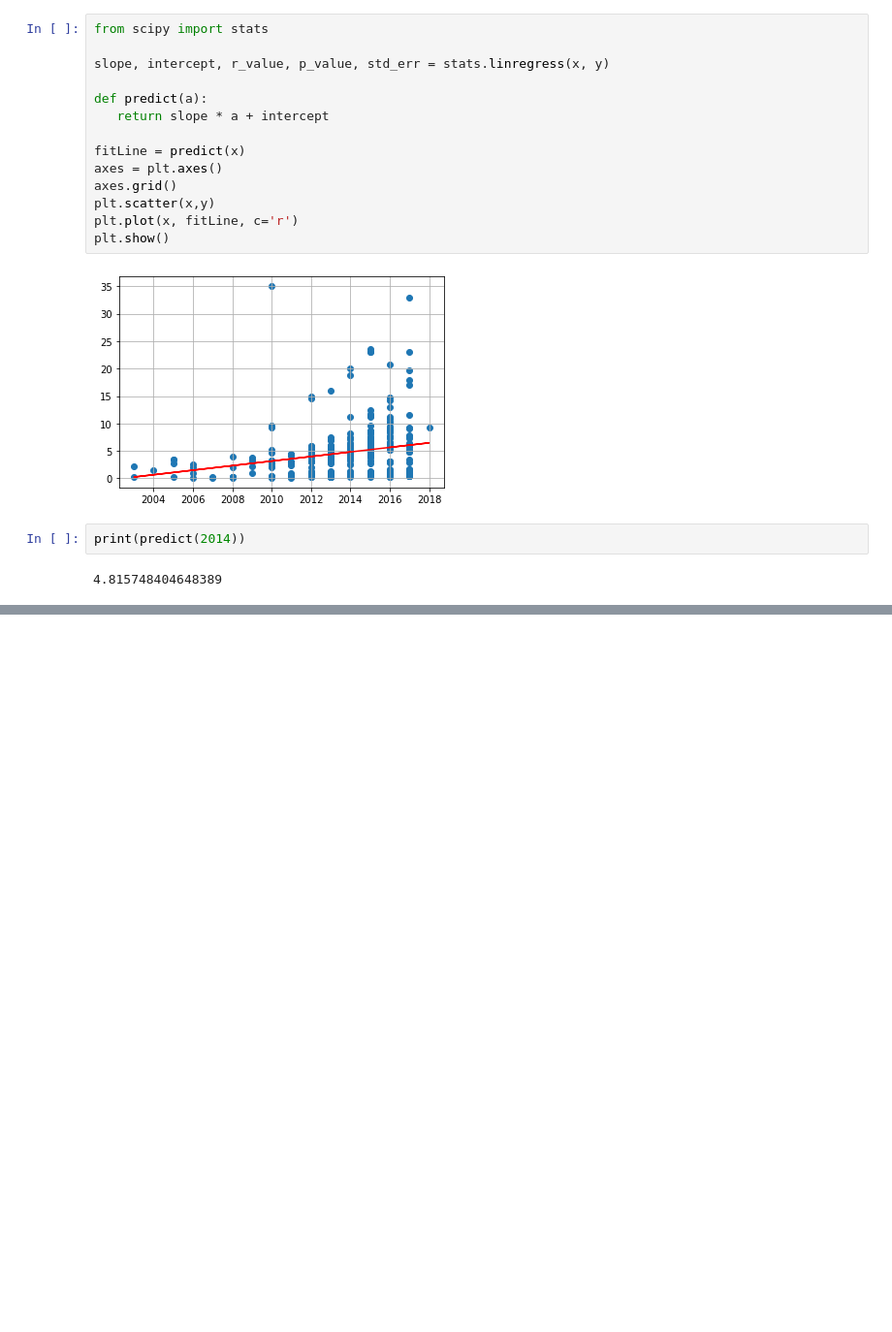
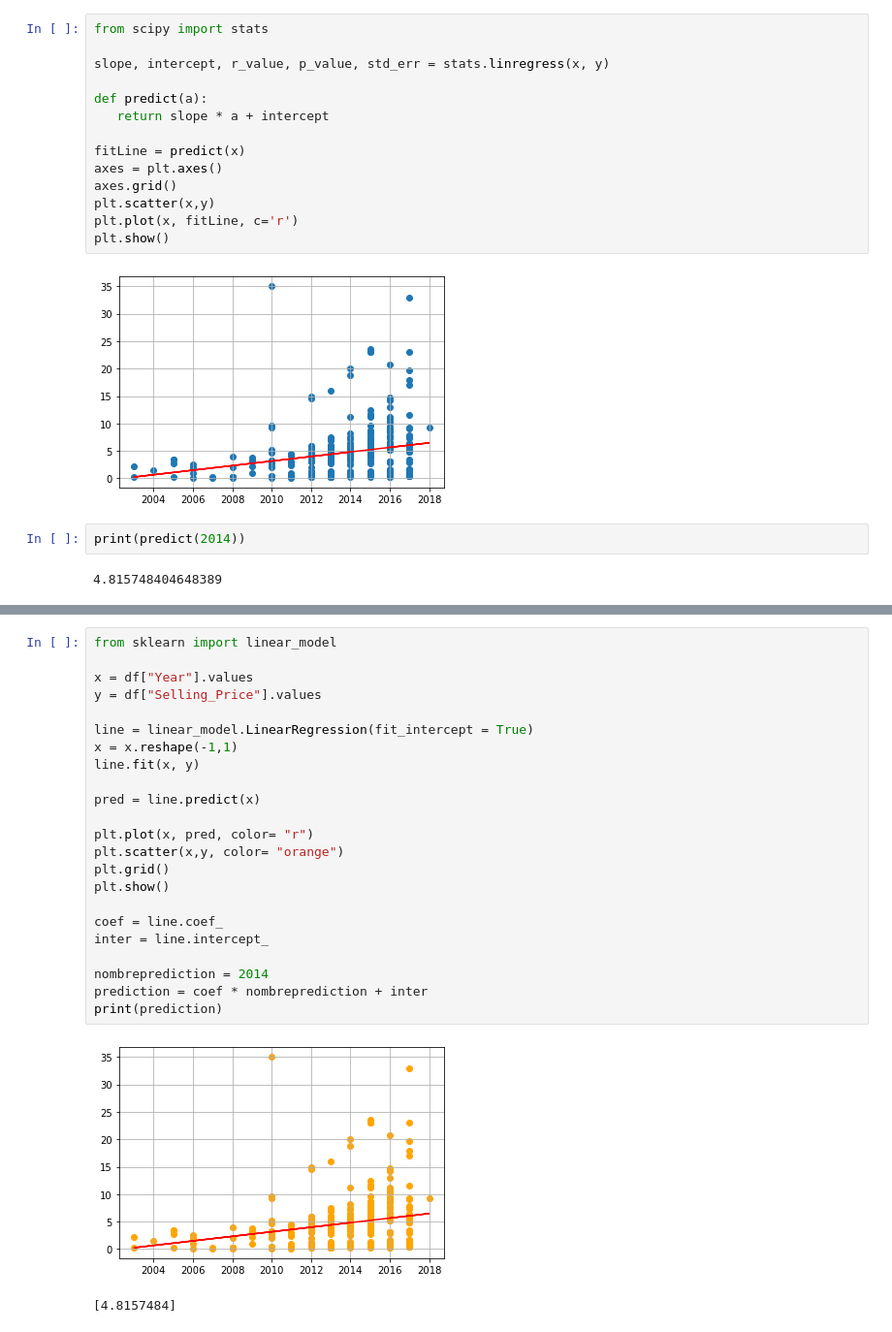
Before and after one commit to Ludo-R/CarPurchase-Project, a Jupyter notebook: carpurchase.ipynb, the cells around one changed output, grey strips where cells are left out. Shown at 97% size. Saved outputs shown, nothing was run; the diff lists cells and outputs as text; blank space fills up the shorter version.

Commit message:
sklearn modele

```diff
--- a/carpurchase.ipynb
+++ b/carpurchase.ipynb
@@ -192,0 +195,26 @@ print(predict(2014))
+# %%
+from sklearn import linear_model
+
+x = df["Year"].values
+y = df["Selling_Price"].values
+
+line = linear_model.LinearRegression(fit_intercept = True)
+x = x.reshape(-1,1)
+line.fit(x, y)
+
+pred = line.predict(x)
+
+plt.plot(x, pred, color= "r")
+plt.scatter(x,y, color= "orange")
+plt.grid()
+plt.show()
+
+coef = line.coef_
+inter = line.intercept_
+
+nombreprediction = 2014
+prediction = coef * nombreprediction + inter
+print(prediction)
+# %% [output]
+[figure, added]
+[4.8157484]
```
Also changed, not shown: parts of 1 cell of this notebook.
